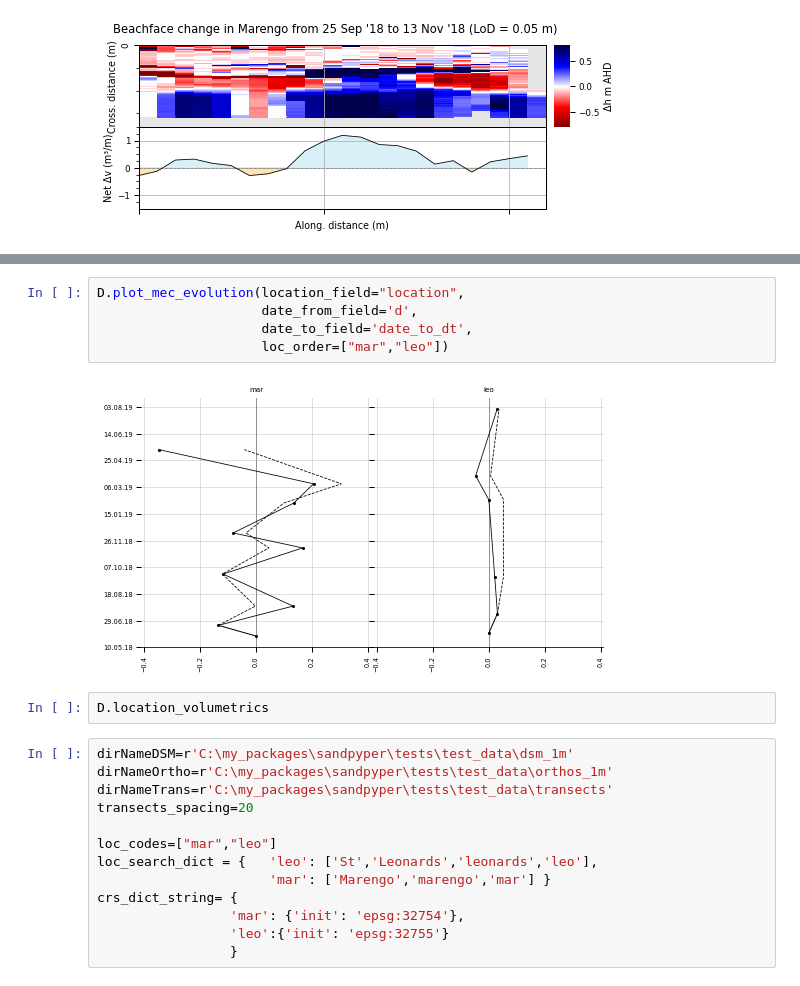
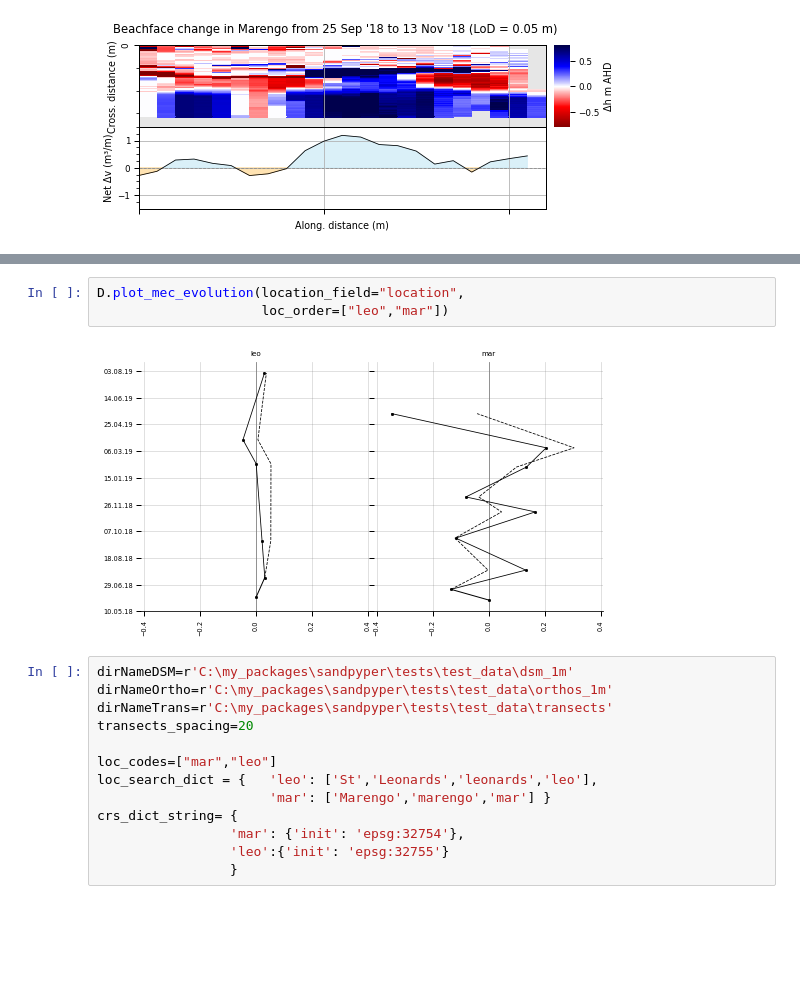
Before and after one commit to npucino/sandpyper, a Jupyter notebook: examples/Example_1_Profile_extraction-CLASS.ipynb, the cells around one changed output, grey strips where cells are left out. Cells and saved outputs as stored; diff of their text form; blank space fills up the shorter version.

```diff
--- a/examples/Example_1_Profile_extraction-CLASS.ipynb
+++ b/examples/Example_1_Profile_extraction-CLASS.ipynb
@@ -70,12 +79,8 @@ Working on mar at dt_3
 # %%
 D.plot_mec_evolution(location_field="location",
-                     date_from_field='d',
-                     date_to_field='date_to_dt',
-                     loc_order=["mar","leo"])
+                     loc_order=["leo","mar"])
 # %% [output]
-[figure, old version]
+[figure, new version]
-# %%
-D.location_volumetrics
 # %%
 dirNameDSM=r'C:\my_packages\sandpyper\tests\test_data\dsm_1m'
 dirNameOrtho=r'C:\my_packages\sandpyper\tests\test_data\orthos_1m'
```
Also changed, not shown: parts of 1 cell of this notebook, 2 other files.
